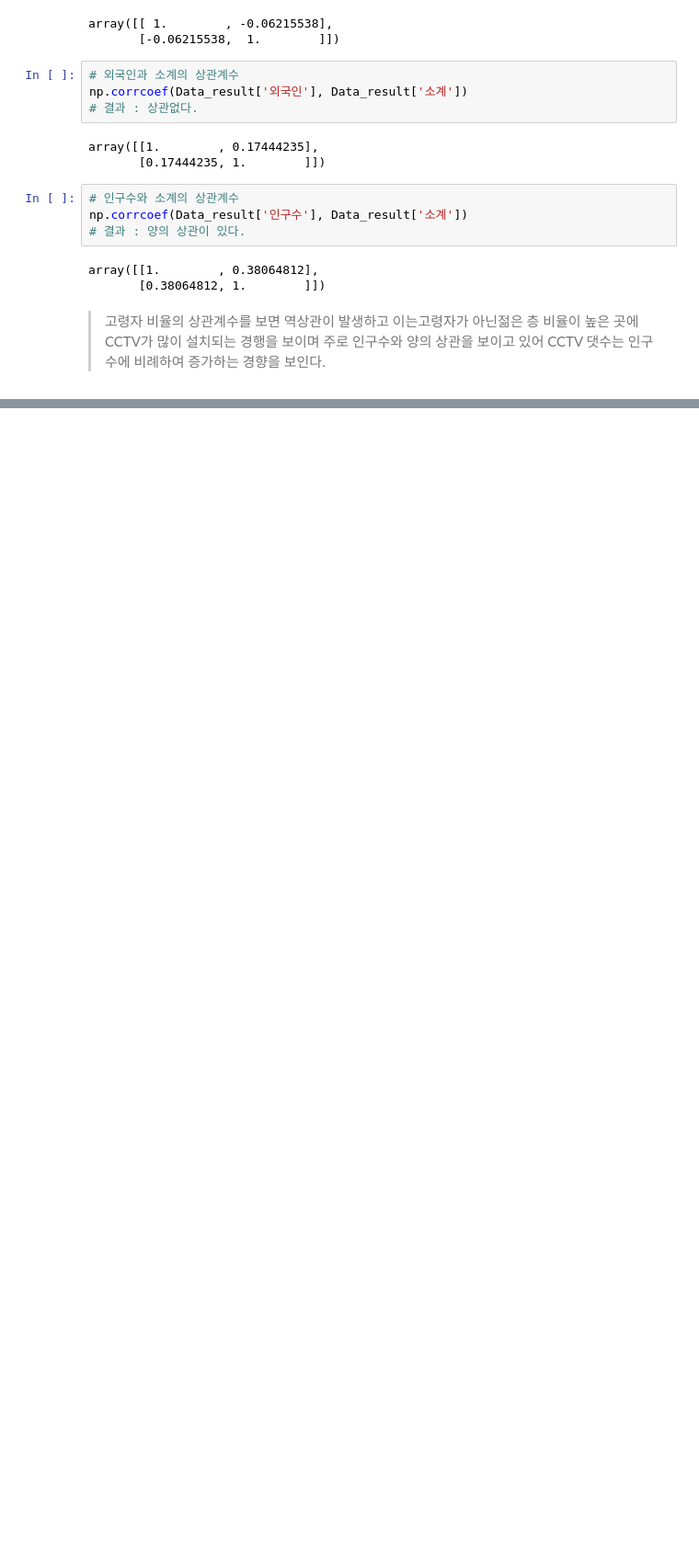
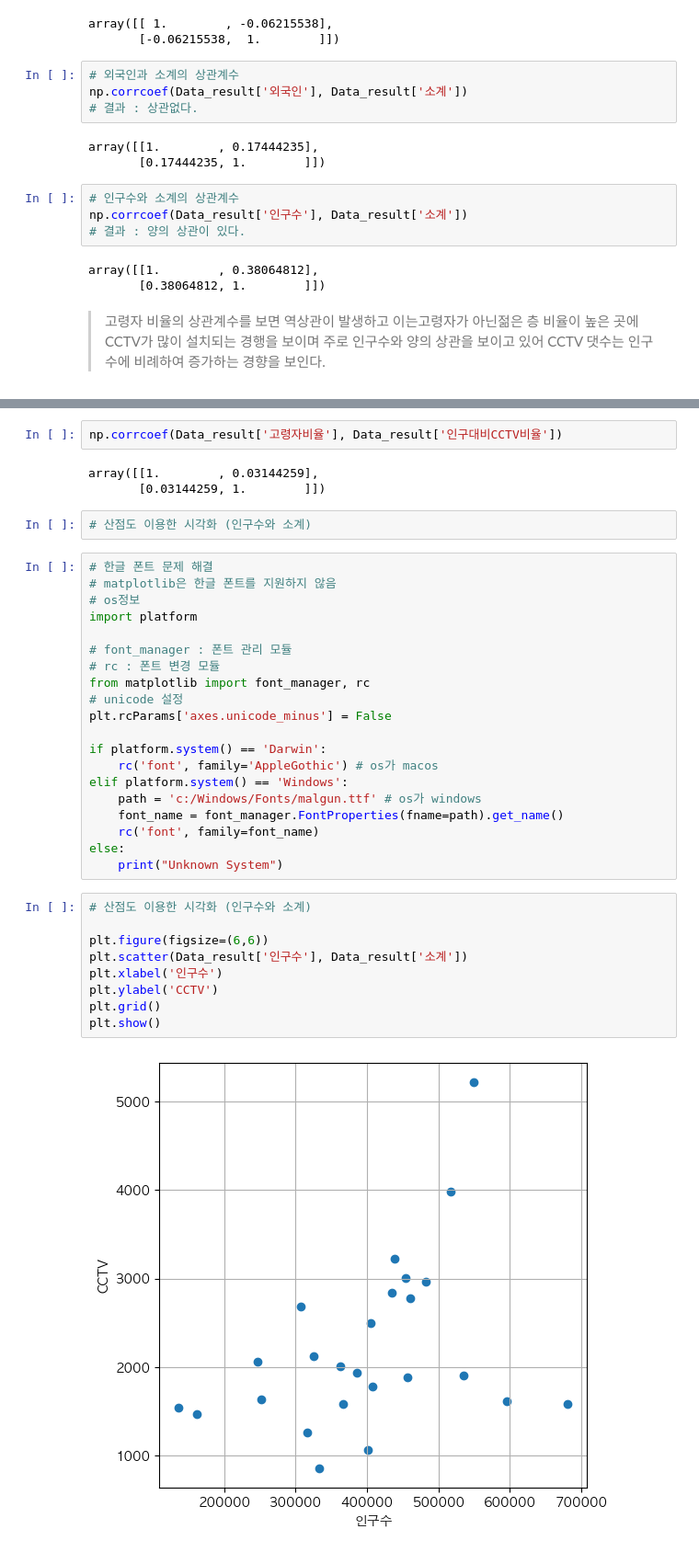
Before and after one commit to kim0502/Pythonelkim, a Jupyter notebook: 3.DataAnalysis/Note/15.서울시 인구대비 CCTV현황분석.ipynb, the cells around one changed output, grey strips where cells are left out. Shown: that part at 92% size. Cells and saved outputs as stored; diff of their text form; blank space fills up the shorter version.

```diff
--- a/3.DataAnalysis/Note/15.서울시 인구대비 CCTV현황분석.ipynb
+++ b/3.DataAnalysis/Note/15.서울시 인구대비 CCTV현황분석.ipynb
@@ -363,0 +522,38 @@ array([[1.        , 0.38064812],
+# %%
+np.corrcoef(Data_result['고령자비율'], Data_result['인구대비CCTV비율'])
+# %% [output]
+array([[1.        , 0.03144259],
+       [0.03144259, 1.        ]])
+# %%
+# 산점도 이용한 시각화 (인구수와 소계)
+# %%
+# 한글 폰트 문제 해결
+# matplotlib은 한글 폰트를 지원하지 않음
+# os정보
+import platform
+
+# font_manager : 폰트 관리 모듈
+# rc : 폰트 변경 모듈
+from matplotlib import font_manager, rc
+# unicode 설정
+plt.rcParams['axes.unicode_minus'] = False
+
+if platform.system() == 'Darwin':
+    rc('font', family='AppleGothic') # os가 macos
+elif platform.system() == 'Windows':
+    path = 'c:/Windows/Fonts/malgun.ttf' # os가 windows
+    font_name = font_manager.FontProperties(fname=path).get_name()
+    rc('font', family=font_name)
+else:
+    print("Unknown System")
+# %%
+# 산점도 이용한 시각화 (인구수와 소계)
+
+plt.figure(figsize=(6,6))
+plt.scatter(Data_result['인구수'], Data_result['소계'])
+plt.xlabel('인구수')
+plt.ylabel('CCTV')
+plt.grid()
+plt.show()
+# %% [output]
+[figure, added]
```
Also changed, not shown: parts of 26 cells of this notebook, 44 other files.
